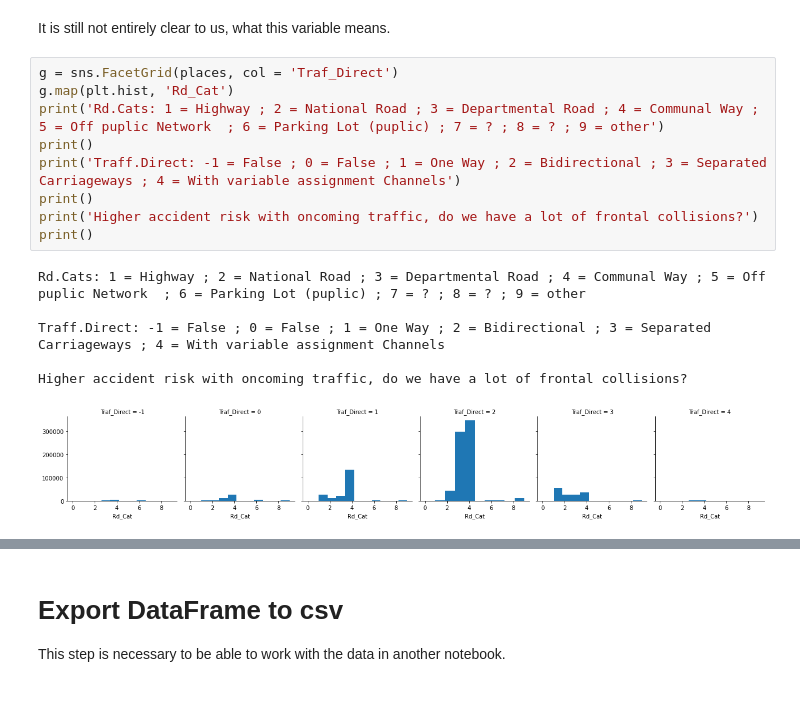
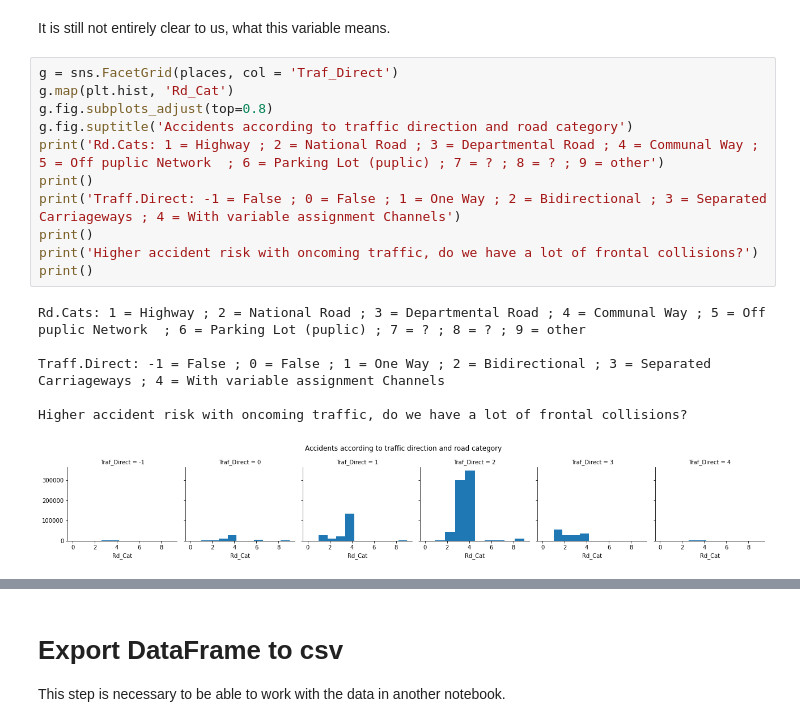
Before and after one commit to Langhammer/pyfra, a Jupyter notebook: notebooks/intl_road_accidents_notebook-1.ipynb, the cells around one changed output, grey strips where cells are left out. Drawn from its saved outputs; the diff is of its cells as text; blank space fills up the shorter version.

Commit message:
Update intl_road_accidents_notebook-1.ipynb
Fixes to existing Visualisations for Places

```diff
--- a/notebooks/intl_road_accidents_notebook-1.ipynb
+++ b/notebooks/intl_road_accidents_notebook-1.ipynb
@@ -540,16 +536,18 @@ It is still not entirely clear to us, what this variable means.
 # %%
 g = sns.FacetGrid(places, col = 'Traf_Direct')
 g.map(plt.hist, 'Rd_Cat')
+g.fig.subplots_adjust(top=0.8)
+g.fig.suptitle('Accidents according to traffic direction and road category')
 print('Rd.Cats: 1 = Highway ; 2 = National Road ; 3 = Departmental Road ; 4 = Communal Way ; 5 = Off puplic Network  ; 6 = Parking Lot (puplic) ; 7 = ? ; 8 = ? ; 9 = other')
 print()
 print('Traff.Direct: -1 = False ; 0 = False ; 1 = One Way ; 2 = Bidirectional ; 3 = Separated Carriageways ; 4 = With variable assignment Channels')
 print()
 print('Higher accident risk with oncoming traffic, do we have a lot of frontal collisions?')
 print()
 # %% [output]
 Rd.Cats: 1 = Highway ; 2 = National Road ; 3 = Departmental Road ; 4 = Communal Way ; 5 = Off puplic Network  ; 6 = Parking Lot (puplic) ; 7 = ? ; 8 = ? ; 9 = other
 
 Traff.Direct: -1 = False ; 0 = False ; 1 = One Way ; 2 = Bidirectional ; 3 = Separated Carriageways ; 4 = With variable assignment Channels
 
 Higher accident risk with oncoming traffic, do we have a lot of frontal collisions?
-[figure, old version]
+[figure, new version]
```
Also changed, not shown: parts of 2 cells of this notebook.
